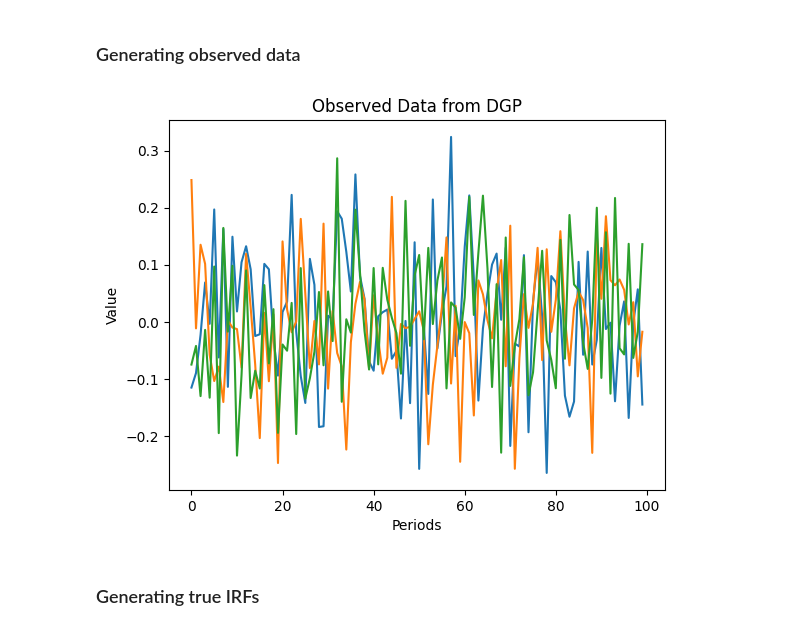
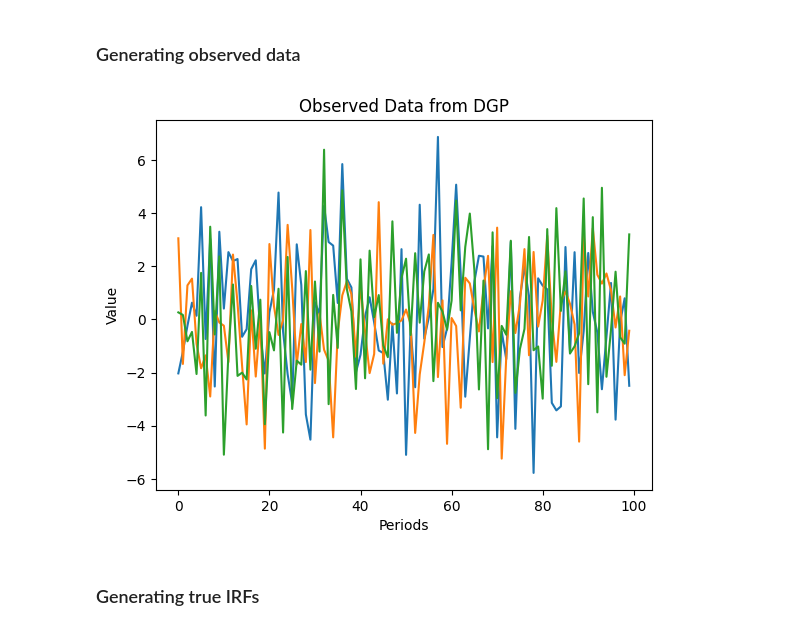
Before and after one commit to matt-dot-k/econ-622-project, a Jupyter notebook: example_notebooks/VAR_simul.ipynb, the cells around one changed output. Cells and saved outputs as stored; diff of their text form; code cells hidden in the pictures.

```diff
--- a/example_notebooks/VAR_simul.ipynb
+++ b/example_notebooks/VAR_simul.ipynb
@@ -52,31 +52,31 @@ def plot_irf_combined(true_irf, var, LP, SLP):
 # %%
 # simulate data from VAR process based on parameters and random coefficients
 def VAR_data(V, O, T):
-    A = np.random.uniform(low = -0.2, high = 0.2, size=(O, V, V)) # restricted to prevent explosive processes
-    I = 0.2 * np.ones((O, V)) # initial periods of data
+    A = np.random.uniform(low = -0.25, high = 0.25, size=(O, V, V)) # restricted to prevent explosive processes
+    I = 0.25 * np.ones((O, V)) # initial periods of data
 
     observed_data = np.zeros((T+O, V))
     for t in range(0, T+O):
         if t < O:
             observed_data[t] = I[t]
         else:
             for o in range(1, O+1):
-                observed_data[t] += A[o-1] @ observed_data[t-o, :] + np.random.normal(scale = 0.05, size = V) # VAR process
+                observed_data[t] += A[o-1] @ observed_data[t-o, :] + np.random.normal(size = V) # VAR process
     observed_data = pd.DataFrame(observed_data, columns=[f'var{i}' for i in range(1, V+1)])
 
     observed_data = observed_data.drop(index=range(O)) # drop initial periods of data
     return observed_data.reset_index(drop = True), A
 
 observed_data, A = VAR_data(V,O,T) # save the observed data and the matrices used to generate it (needed for true IRF)
 
 # plot observed time series
 plt.plot(observed_data)
 plt.title("Observed Data from DGP")
 plt.xlabel("Periods")
 plt.ylabel("Value")
 plt.show()
 # %% [output]
-[figure, old version]
+[figure, new version]
 # %% [markdown]
 ### Generating true IRFs
 # %%
```
Also changed, not shown: parts of 8 cells of this notebook, 2 other files.
